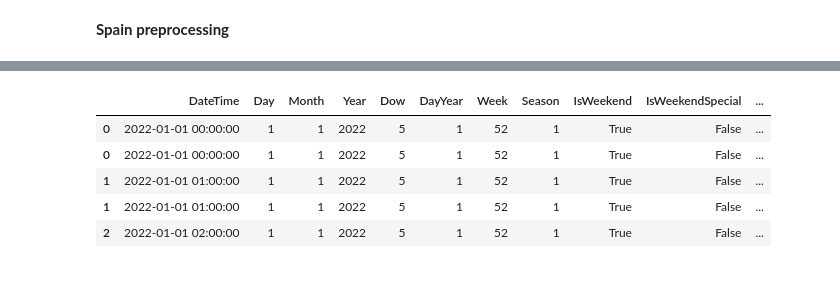
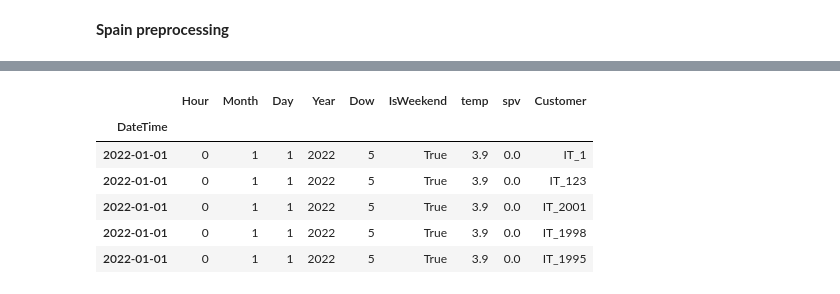
Before and after one commit to dioday45/Datathon2025-ETH, a Jupyter notebook: notebooks/Robin_Notebook.ipynb, the cells around one changed output, grey strips where cells are left out. Saved outputs shown, nothing was run; the diff lists cells and outputs as text; code cells hidden in the pictures.

```diff
--- a/notebooks/Robin_Notebook.ipynb
+++ b/notebooks/Robin_Notebook.ipynb
@@ -144,22 +93,38 @@ dataES.head()
 # %%
-id_columns = ["DateTime","Day", "Month", "Year", "Dow", "DayYear", "Week", "Season", "IsWeekend", "IsWeekendSpecial", "ActiveDay", "temp", "spv"]
+id_columns = [
+    "DateTime",
+    "Hour",
+    "Month",
+    "Day",
+    "Year",
+    "Dow",
+    "IsWeekend",
+    "temp",
+    "spv",
+]
 
+dataIT["DateTime"] = dataIT.index
 dfIT = dataIT.reset_index().melt(
-        id_vars = id_columns,
-        value_vars=col_customersIT,
-        var_name="Customer",
-        value_name="Consumption"
+    id_vars=id_columns,
+    value_vars=col_customersIT,
+    var_name="Customer",
+    value_name="Consumption",
 )
 
+dataES["DateTime"] = dataES.index
 dfES = dataES.reset_index().melt(
-        id_vars = id_columns,
-        value_vars=col_customersES,
-        var_name="Customer",
-        value_name="Consumption"
+    id_vars=id_columns,
+    value_vars=col_customersES,
+    var_name="Customer",
+    value_name="Consumption",
 )
 
 dfIT["Customer"] = dfIT["Customer"].str.replace("VALUEMWHMETERINGDATA_customer", "")
 dfES["Customer"] = dfES["Customer"].str.replace("VALUEMWHMETERINGDATA_customer", "")
 
+dfIT.set_index("DateTime", inplace=True)
+# dfIT = dfIT.drop(columns=["index"])
+dfES.set_index("DateTime", inplace=True)
+# dfES = dfES.drop(columns=["index"])
 dfIT.head()
 # %% [output]
@@ -179,6 +152,6 @@ dfIT.head()
 # %%
-categorical_features = ["Day","Month","Year", "Dow", "DayYear", "Week", "Season","Customer"]
-bool_features = ["IsWeekend", "IsWeekendSpecial", "ActiveDay"]
+categorical_features = ["Customer"]
+bool_features = ["IsWeekend"]
 
 for col in categorical_features:
     dfIT[col] = dfIT[col].astype("category")
@@ -190,13 +163,14 @@ for col in bool_features:
 # %%
 df_all = pd.concat([dfIT, dfES]).sort_index()
 
-X = df_all.drop(columns=['Consumption'])
-y = df_all[["DateTime","Customer","Consumption"]]
+X = df_all.drop(columns=["Consumption"])
+y = df_all[["Customer", "Consumption"]]
 X.head()
 # %% [output]
-|  | DateTime | Day | Month | Year | Dow | DayYear | Week | Season | IsWeekend | IsWeekendSpecial | ... |
-| 0 | 2022-01-01 00:00:00 | 1 | 1 | 2022 | 5 | 1 | 52 | 1 | True | False | ... |
-| 0 | 2022-01-01 00:00:00 | 1 | 1 | 2022 | 5 | 1 | 52 | 1 | True | False | ... |
-| 1 | 2022-01-01 01:00:00 | 1 | 1 | 2022 | 5 | 1 | 52 | 1 | True | False | ... |
-| 1 | 2022-01-01 01:00:00 | 1 | 1 | 2022 | 5 | 1 | 52 | 1 | True | False | ... |
-| 2 | 2022-01-01 02:00:00 | 1 | 1 | 2022 | 5 | 1 | 52 | 1 | True | False | ... |
+|  | Hour | Month | Day | Year | Dow | IsWeekend | temp | spv | Customer |
+| DateTime |  |  |  |  |  |  |  |  |  |
+| 2022-01-01 | 0 | 1 | 1 | 2022 | 5 | True | 3.9 | 0.0 | IT_1 |
+| 2022-01-01 | 0 | 1 | 1 | 2022 | 5 | True | 3.9 | 0.0 | IT_123 |
+| 2022-01-01 | 0 | 1 | 1 | 2022 | 5 | True | 3.9 | 0.0 | IT_2001 |
+| 2022-01-01 | 0 | 1 | 1 | 2022 | 5 | True | 3.9 | 0.0 | IT_1998 |
+| 2022-01-01 | 0 | 1 | 1 | 2022 | 5 | True | 3.9 | 0.0 | IT_1995 |
```
Also changed, not shown: parts of 31 cells of this notebook.
